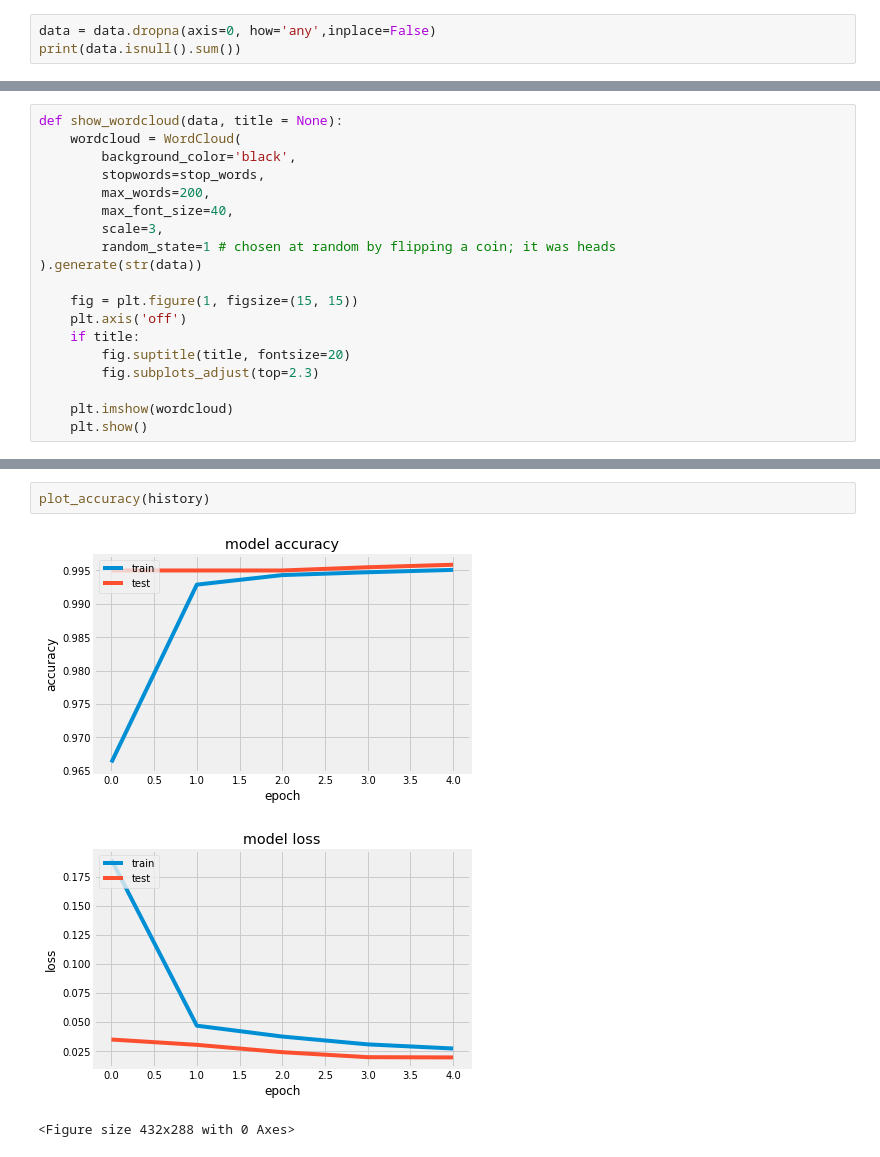
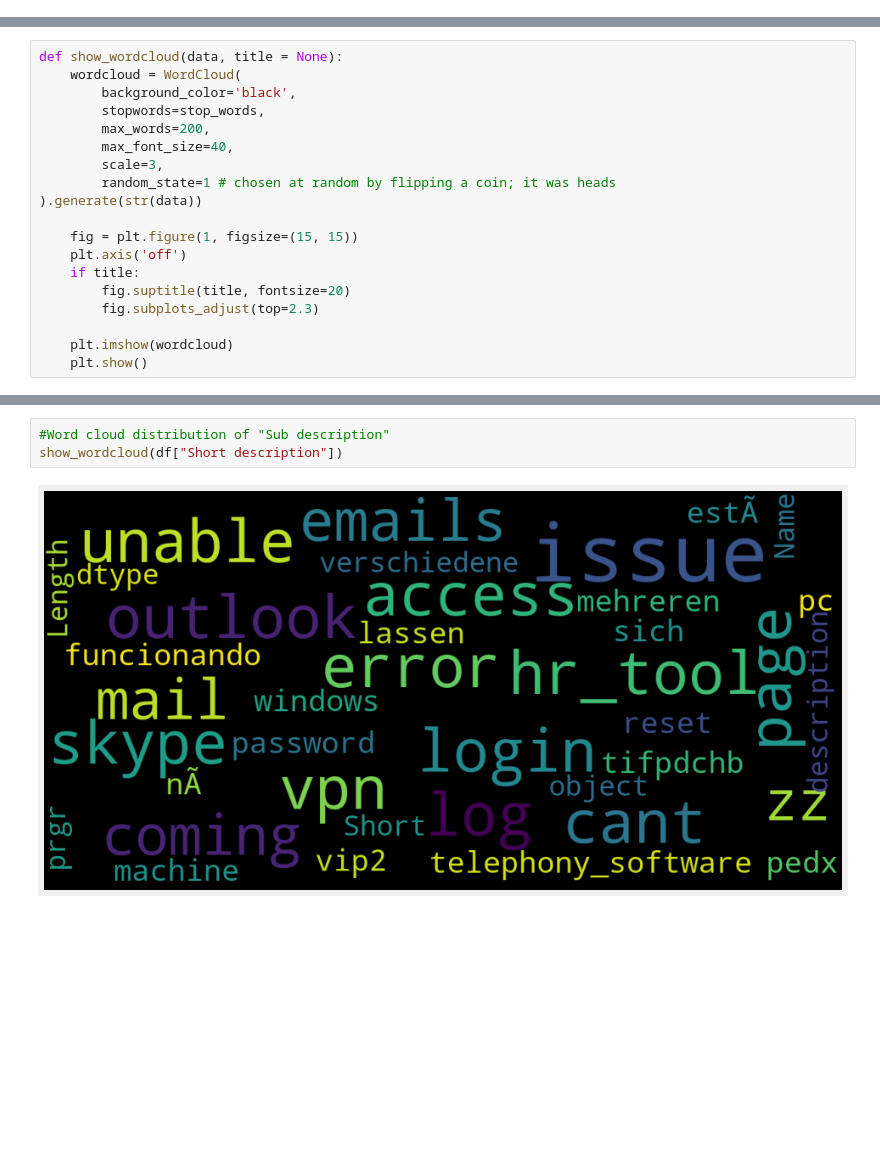
Before and after one commit to EshwarArya/automaticticketassignment, a Jupyter notebook: GL AIML CapstoneProject-NLP.ipynb, the cells around one changed output, grey strips where cells are left out. Cells and saved outputs as stored; diff of their text form; blank space fills up the shorter version.

```diff
--- a/GL AIML CapstoneProject-NLP.ipynb
+++ b/GL AIML CapstoneProject-NLP.ipynb
@@ -299,3 +147,0 @@ def preprocess_text(sentence):
-# %%
-data = data.dropna(axis=0, how='any',inplace=False)
-print(data.isnull().sum())
@@ -572,6 +264,5 @@ def plot_accuracy(history, miny=None):
-# %%
-plot_accuracy(history)
-# %% [output]
-[figure, removed]
-[figure, removed]
-<Figure size 432x288 with 0 Axes>
+# %%
+#Word cloud distribution of "Sub description"
+show_wordcloud(df["Short description"])
+# %% [output]
+[figure, added]
```
Also changed, not shown: parts of 108 cells of this notebook.
